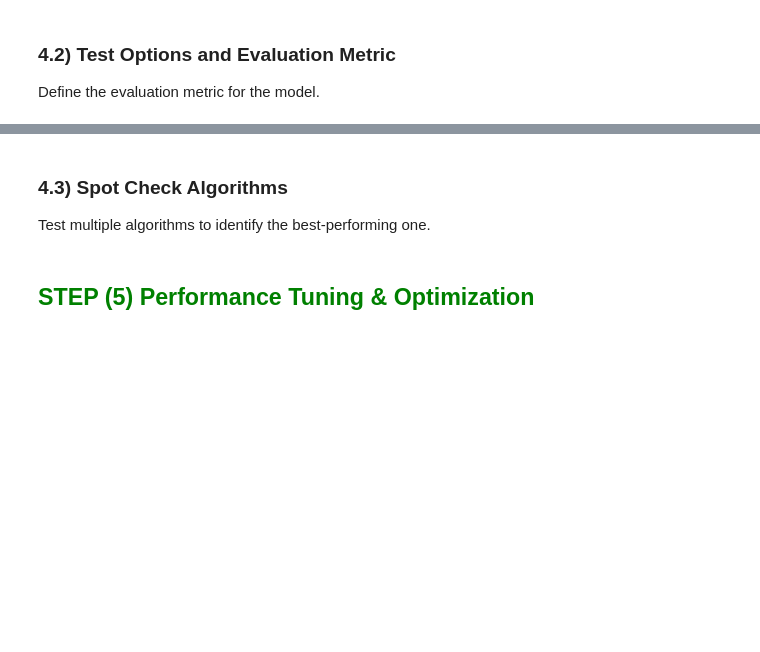
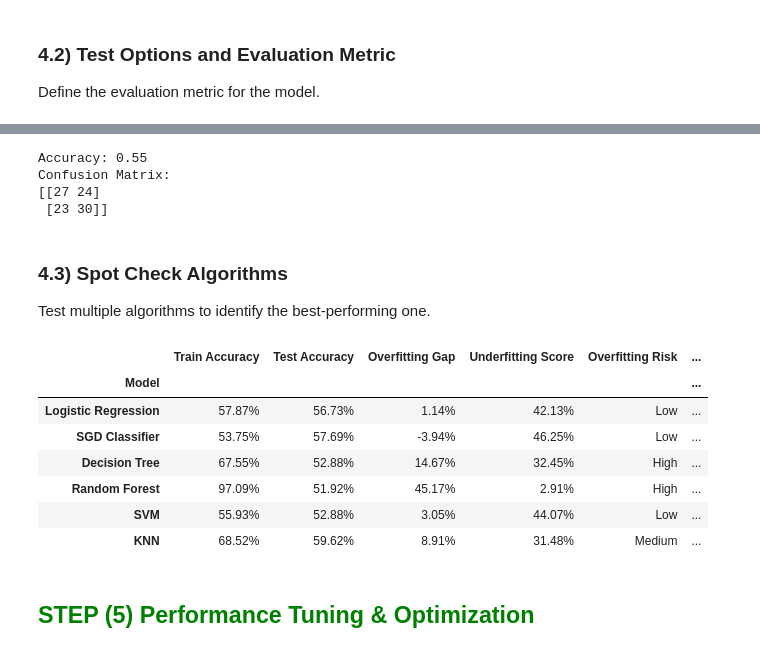
Before and after one commit to Avx11/ML_Project, a Jupyter notebook: ML_Project_Template.ipynb, the cells around one changed output, grey strips where cells are left out. Saved outputs shown, nothing was run; the diff lists cells and outputs as text; code cells hidden in the pictures; blank space fills up the shorter version.

```diff
--- a/ML_Project_Template.ipynb
+++ b/ML_Project_Template.ipynb
@@ -983,3 +962,26 @@ Define the evaluation metric for the model.
+# %%
+y_pred = model.predict(X_clf_test)
+accuracy = accuracy_score(y_clf_test, y_pred)
+conf_matrix = confusion_matrix(y_clf_test, y_pred)
+
+print(f'Accuracy: {accuracy:.2f}')
+print('Confusion Matrix:')
+print(conf_matrix)
+# %% [output]
+Accuracy: 0.55
+Confusion Matrix:
+[[27 24]
+ [23 30]]
 # %% [markdown]
 ### 4.3) Spot Check Algorithms
 Test multiple algorithms to identify the best-performing one.
+# %%
+# Initialize models
+models = {
+    'Logistic Regression': LogisticRegression(max_iter=1000, class_weight='balanced', random_state=42),
+    'SGD Classifier': SGDClassifier(class_weight='balanced', random_state=42),
+    'Decision Tree': DecisionTreeClassifier(max_depth=5, class_weight='balanced', random_state=42),
+    'Random Forest': RandomForestClassifier(n_estimators=100, class_weight='balanced', random_state=42),
+    'SVM': SVC(class_weight='balanced', probability=True, random_state=42),
+    'KNN': KNeighborsClassifier(n_neighbors=5)
+}
@@ -986,3 +1004,46 @@ Test multiple algorithms to identify the best-performing one.
+# %%
+#Run Evaluation and Store Results
+results = []
+for name, model in models.items():
+    metrics = evaluate_model(model, X_clf_train, X_clf_test, y_clf_train, y_clf_test)
+    metrics['Model'] = name
+    results.append(metrics)
+
+results_df = pd.DataFrame(results).set_index('Model')
+# %%
+#Display Metrics Table
+#Add interpretation columns
+results_df['Overfitting Risk'] = np.where(
+    results_df['Overfitting Gap'] > 0.1, 'High',
+    np.where(results_df['Overfitting Gap'] > 0.05, 'Medium', 'Low')
+)
+
+results_df['Underfitting Risk'] = np.where(
+    results_df['Underfitting Score'] > 0.3, 'High',
+    np.where(results_df['Underfitting Score'] > 0.15, 'Medium', 'Low')
+)
+
+# Format for display
+display_df = results_df.style\
+    .background_gradient(subset=['Overfitting Gap'], cmap='Oranges')\
+    .background_gradient(subset=['Underfitting Score'], cmap='Blues_r')\
+    .format({
+        'Train Accuracy': '{:.2%}',
+        'Test Accuracy': '{:.2%}',
+        'Overfitting Gap': '{:.2%}',
+        'Underfitting Score': '{:.2%}'
+    })
+
+display_df
+# %% [output]
+|  | Train Accuracy | Test Accuracy | Overfitting Gap | Underfitting Score | Overfitting Risk | ... |
+| Model |  |  |  |  |  | ... |
+| Logistic Regression | 57.87% | 56.73% | 1.14% | 42.13% | Low | ... |
+| SGD Classifier | 53.75% | 57.69% | -3.94% | 46.25% | Low | ... |
+| Decision Tree | 67.55% | 52.88% | 14.67% | 32.45% | High | ... |
+| Random Forest | 97.09% | 51.92% | 45.17% | 2.91% | High | ... |
+| SVM | 55.93% | 52.88% | 3.05% | 44.07% | Low | ... |
+| KNN | 68.52% | 59.62% | 8.91% | 31.48% | Medium | ... |
 # %% [markdown]
 ## <b> <font color=green> STEP (5)  Performance Tuning & Optimization </font> </b>
 # %% [markdown]
```
Also changed, not shown: parts of 31 cells of this notebook.
